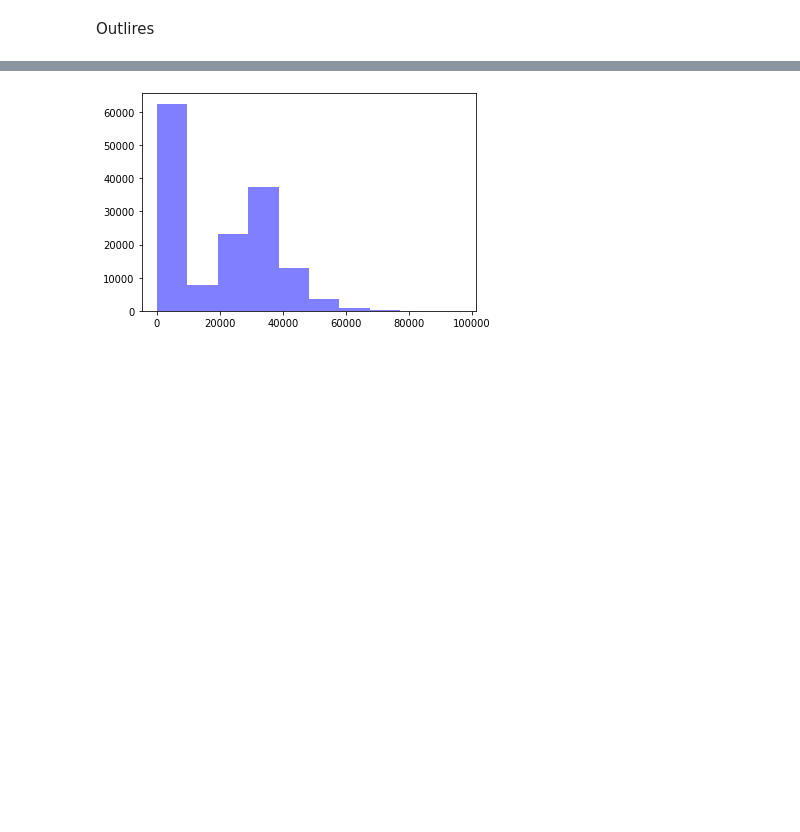
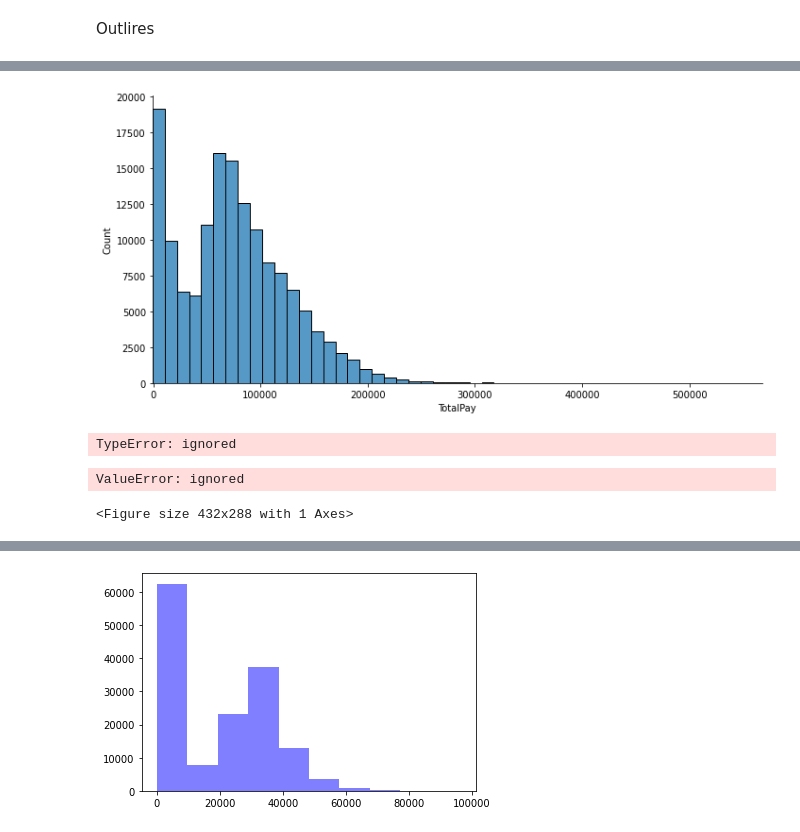
Before and after one commit to savitskaya-om/python, a Jupyter notebook: project/PROJECT.ipynb, the cells around one changed output, grey strips where cells are left out. Cells and saved outputs as stored; diff of their text form; code cells hidden in the pictures; blank space fills up the shorter version.

```diff
--- a/project/PROJECT.ipynb
+++ b/project/PROJECT.ipynb
@@ -189,0 +222,30 @@ sns.boxplot(sal['Benefits']);
+# %%
+sns.displot(sal["TotalPay"], kde=False, bins = 50, aspect=2)
+plt.margins(x=0)
+# %% [output]
+[figure, added]
+# %%
+# Count Plot показывает количество наблюдений
+ax = sns.catplot(x='Year',
+            data=sal,
+            kind='count',
+            height=6,
+            aspect=2
+           );
+ax.containers[0]
+#plt.title('5. Count Plot - Продажи по продуктам', size=15, color='g', weight='bold');
+# %% [output]
+TypeError: ignored
+# %%
+groupedvalues = sal[['Id','Year']].groupby('Year').count().reset_index()
+groupedvalues.columns = ["Year", "Count"]
+
+ax = sns.barplot(x='Year', y='Count',
+                 data=groupedvalues
+           );
+for index, row in groupedvalues.iterrows():
+    ax.text(row.Year, row.Count, round(row.Count, 2),
+            color='white', ha='center')
+# %% [output]
+ValueError: ignored
+<Figure size 432x288 with 1 Axes>
```
Also changed, not shown: parts of 12 cells of this notebook.
